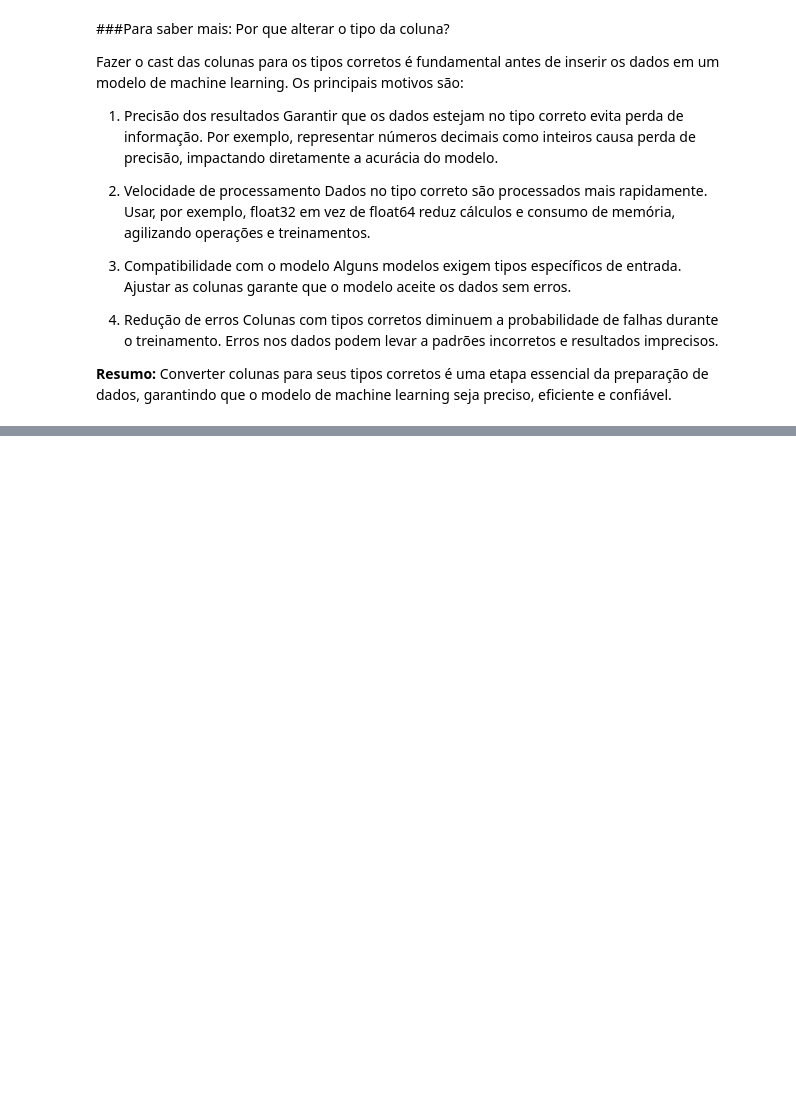
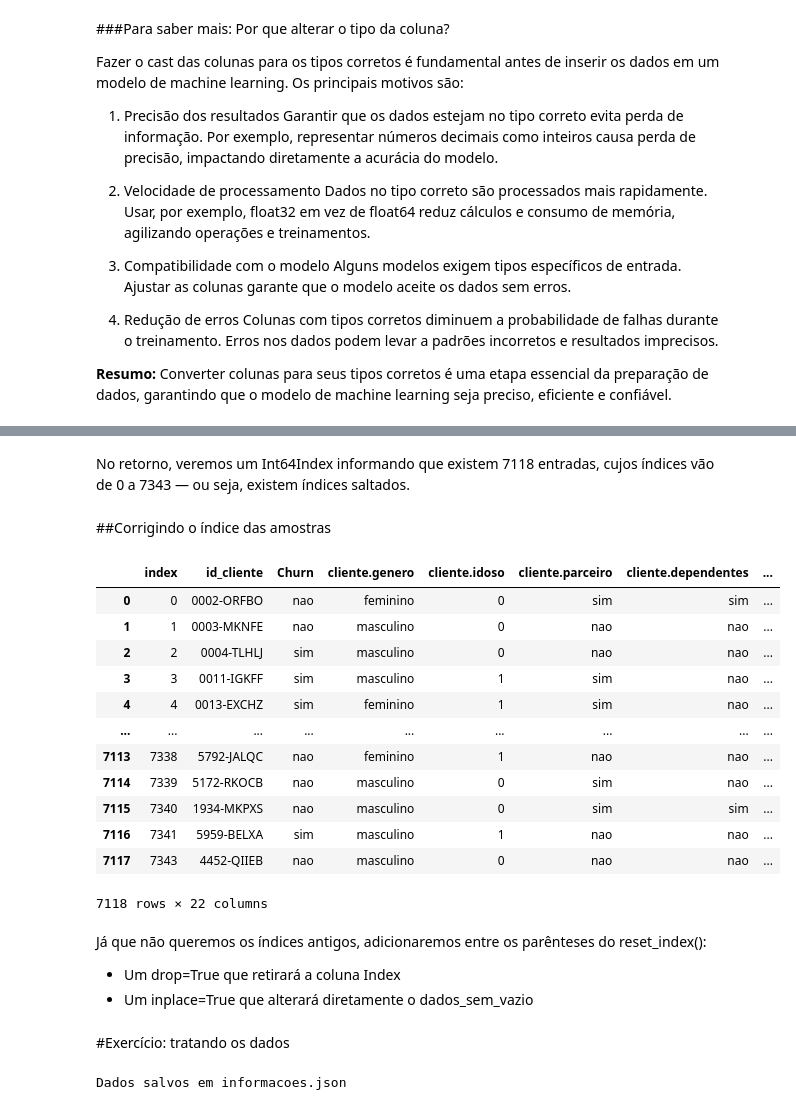
Before and after one commit to YuriArduino/Estudos_Pandas, a Jupyter notebook: Transformação_inicial_dos_dados.ipynb, the cells around one changed output, grey strips where cells are left out. Saved outputs shown, nothing was run; the diff lists cells and outputs as text; code cells hidden in the pictures; blank space fills up the shorter version.

```diff
--- a/Transformação_inicial_dos_dados.ipynb
+++ b/Transformação_inicial_dos_dados.ipynb
@@ -49,7 +49,7 @@ def load_data(config: DataLoaderConfig) -> pd.DataFrame:
     else:
         dados_normalizados = pd.DataFrame([data])
 
-    return df
+    return dados_normalizados
 
 # ===== EXEMPLO DE USO =====
 configs = {
@@ -291,0 +371,2 @@ Converter colunas para seus tipos corretos é uma etapa essencial da preparaçã
+# %%
+dados_sem_vazio = dados_normalizados[dados_normalizados['Churn'] != ''].copy()
@@ -291,0 +393,25 @@ Converter colunas para seus tipos corretos é uma etapa essencial da preparaçã
+# %% [markdown]
+No retorno, veremos um Int64Index informando que existem 7118 entradas, cujos índices vão de 0 a 7343 — ou seja, existem índices saltados.
+# %% [markdown]
+##Corrigindo o índice das amostras
+# %%
+dados_sem_vazio.reset_index()
+# %% [output]
+|  | index | id_cliente | Churn | cliente.genero | cliente.idoso | cliente.parceiro | cliente.dependentes | ... |
+| 0 | 0 | 0002-ORFBO | nao | feminino | 0 | sim | sim | ... |
+| 1 | 1 | 0003-MKNFE | nao | masculino | 0 | nao | nao | ... |
+| 2 | 2 | 0004-TLHLJ | sim | masculino | 0 | nao | nao | ... |
+| 3 | 3 | 0011-IGKFF | sim | masculino | 1 | sim | nao | ... |
+| 4 | 4 | 0013-EXCHZ | sim | feminino | 1 | sim | nao | ... |
+| ... | ... | ... | ... | ... | ... | ... | ... | ... |
+| 7113 | 7338 | 5792-JALQC | nao | feminino | 1 | nao | nao | ... |
+| 7114 | 7339 | 5172-RKOCB | nao | masculino | 0 | sim | nao | ... |
+| 7115 | 7340 | 1934-MKPXS | nao | masculino | 0 | sim | sim | ... |
+| 7116 | 7341 | 5959-BELXA | sim | masculino | 1 | nao | nao | ... |
+| 7117 | 7343 | 4452-QIIEB | nao | masculino | 0 | nao | nao | ... |
+7118 rows × 22 columns
+# %% [markdown]
+Já que não queremos os índices antigos, adicionaremos entre os parênteses do reset_index():
+
+*  Um drop=True que retirará a coluna Index
+*  Um inplace=True que alterará diretamente o dados_sem_vazio
@@ -291,0 +420,40 @@ Converter colunas para seus tipos corretos é uma etapa essencial da preparaçã
+# %% [markdown]
+#Exercício: tratando os dados
+# %%
+dados = {
+  "pessoas": [
+    {
+      "nome": "João",
+      "idade": "25",
+      "endereco": {
+        "rua": "Rua A",
+        "numero": 123,
+        "cidade": "São Paulo"
+      },
+      "telefones": [
+        "11 1111-1111",
+        "11 2222-2222"
+      ]
+    },
+    {
+      "nome": "Maria",
+      "idade": 30,
+      "endereco": {
+        "rua": "",
+        "numero": 456,
+        "cidade": "Rio de Janeiro"
+      },
+      "telefones": [
+        "21 3333-3333"
+      ]
+    }
+  ]
+}
+import json
+
+with open('informacoes.json', 'w') as f:
+    json.dump(dados, f)
+
+print("Dados salvos em informacoes.json")
+# %% [output]
+Dados salvos em informacoes.json
```
Also changed, not shown: parts of 16 cells of this notebook.
